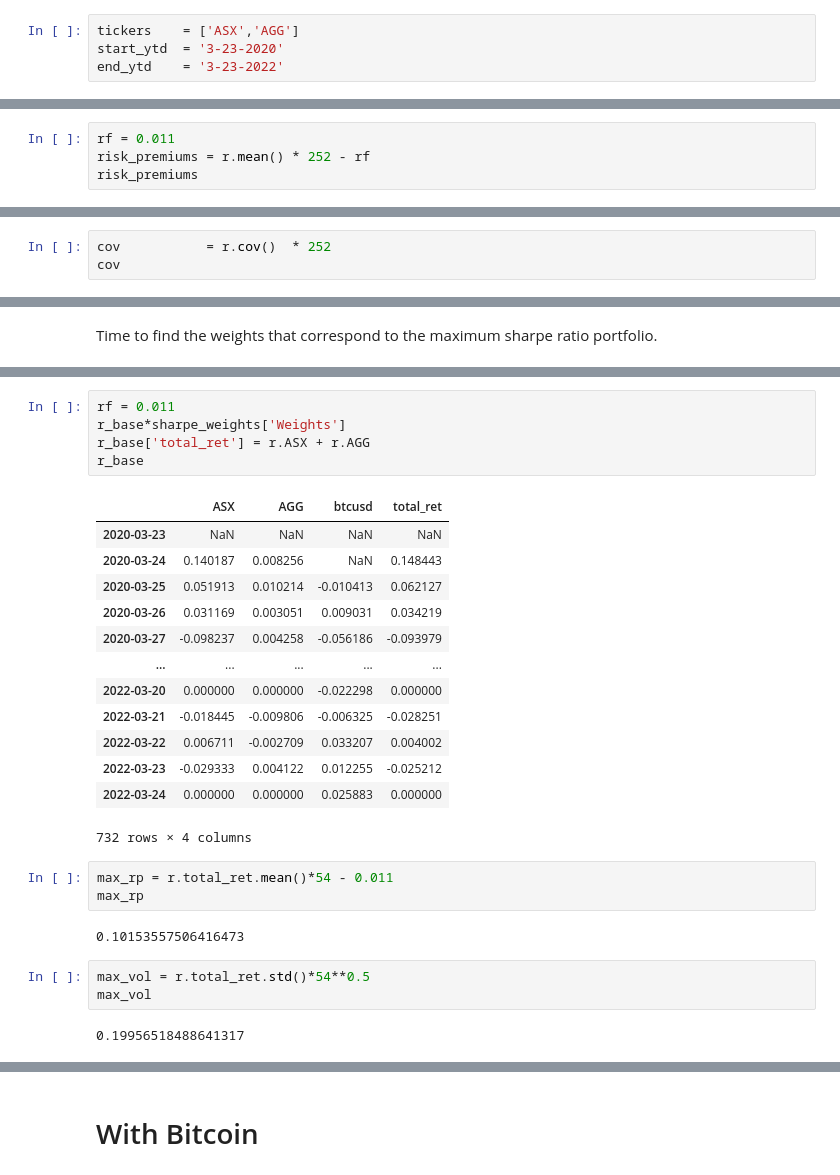
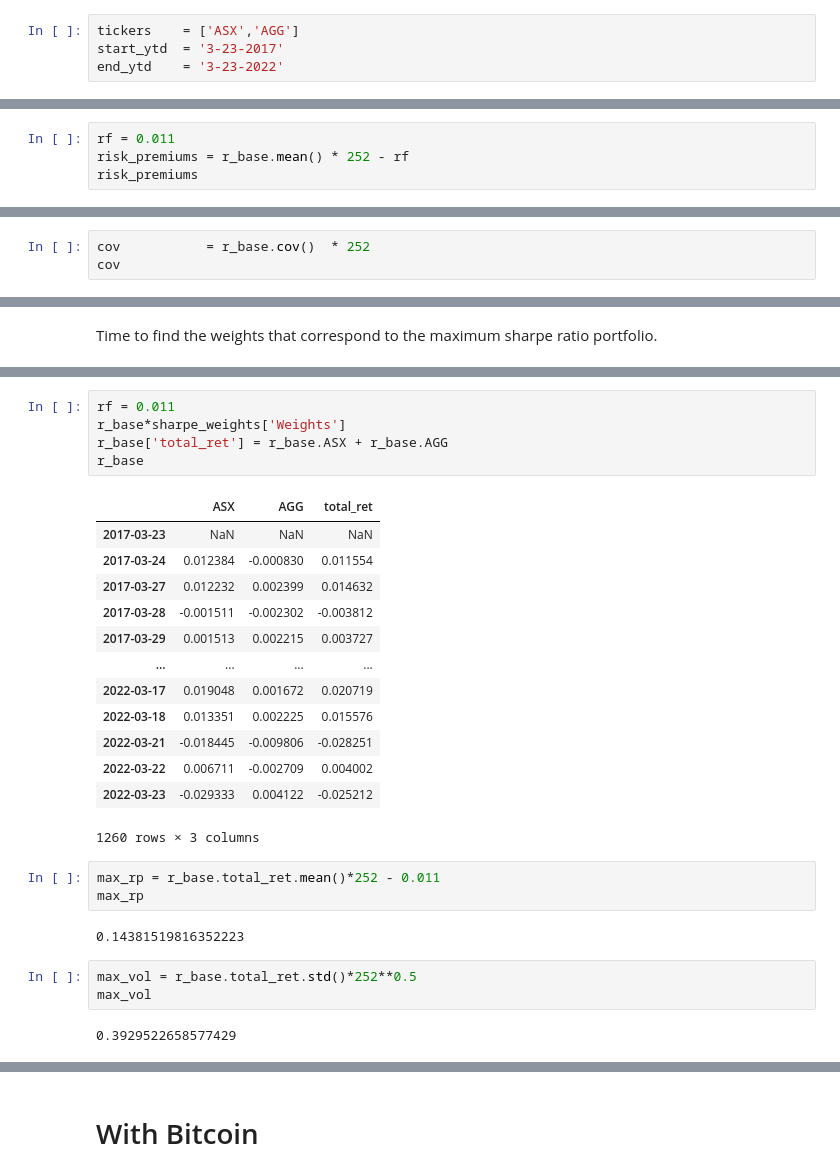
Before and after one commit to selenecullen17/Team_Doge, a Jupyter notebook: 5_yr_all_ports.ipynb, the cells around one changed output, grey strips where cells are left out. Drawn from its saved outputs; the diff is of its cells as text.

```diff
--- a/5_yr_all_ports.ipynb
+++ b/5_yr_all_ports.ipynb
@@ -17,7 +17,7 @@ plt.style.use('ggplot')                                # Make plots look nice.
 # Base Portfolio
 # %%
 tickers    = ['ASX','AGG']
-start_ytd  = '3-23-2020'
+start_ytd  = '3-23-2017'
 end_ytd    = '3-23-2022'
 # %% [markdown]
 Now let's look at the returns
@@ -35,6 +34,6 @@ btcusd    730
 dtype: int64
 # %%
 rf = 0.011
-risk_premiums = r.mean() * 252 - rf
+risk_premiums = r_base.mean() * 252 - rf
 risk_premiums
 # %% [output]
@@ -58,5 +57,5 @@ corr
 # %%
-cov           = r.cov()  * 252
+cov           = r_base.cov()  * 252
 cov
 # %% [output]
 |  | ASX | AGG |
@@ -150,32 +148,32 @@ sharpe_weights
 # %%
 rf = 0.011
 r_base*sharpe_weights['Weights']
-r_base['total_ret'] = r.ASX + r.AGG
+r_base['total_ret'] = r_base.ASX + r_base.AGG
 r_base
 # %% [output]
-|  | ASX | AGG | btcusd | total_ret |
-| 2020-03-23 | NaN | NaN | NaN | NaN |
-| 2020-03-24 | 0.140187 | 0.008256 | NaN | 0.148443 |
-| 2020-03-25 | 0.051913 | 0.010214 | -0.010413 | 0.062127 |
-| 2020-03-26 | 0.031169 | 0.003051 | 0.009031 | 0.034219 |
-| 2020-03-27 | -0.098237 | 0.004258 | -0.056186 | -0.093979 |
-| ... | ... | ... | ... | ... |
-| 2022-03-20 | 0.000000 | 0.000000 | -0.022298 | 0.000000 |
-| 2022-03-21 | -0.018445 | -0.009806 | -0.006325 | -0.028251 |
-| 2022-03-22 | 0.006711 | -0.002709 | 0.033207 | 0.004002 |
-| 2022-03-23 | -0.029333 | 0.004122 | 0.012255 | -0.025212 |
-| 2022-03-24 | 0.000000 | 0.000000 | 0.025883 | 0.000000 |
+|  | ASX | AGG | total_ret |
+| 2017-03-23 | NaN | NaN | NaN |
+| 2017-03-24 | 0.012384 | -0.000830 | 0.011554 |
+| 2017-03-27 | 0.012232 | 0.002399 | 0.014632 |
+| 2017-03-28 | -0.001511 | -0.002302 | -0.003812 |
+| 2017-03-29 | 0.001513 | 0.002215 | 0.003727 |
+| ... | ... | ... | ... |
+| 2022-03-17 | 0.019048 | 0.001672 | 0.020719 |
+| 2022-03-18 | 0.013351 | 0.002225 | 0.015576 |
+| 2022-03-21 | -0.018445 | -0.009806 | -0.028251 |
+| 2022-03-22 | 0.006711 | -0.002709 | 0.004002 |
+| 2022-03-23 | -0.029333 | 0.004122 | -0.025212 |
-732 rows × 4 columns
+1260 rows × 3 columns
 # %%
-max_rp = r.total_ret.mean()*54 - 0.011
+max_rp = r_base.total_ret.mean()*252 - 0.011
 max_rp
 # %% [output]
-0.10153557506416473
+0.14381519816352223
 # %%
-max_vol = r.total_ret.std()*54**0.5
+max_vol = r_base.total_ret.std()*252**0.5
 max_vol
 # %% [output]
-0.19956518488641317
+0.3929522658577429
 # %%
 max_sharpe = max_rp/max_vol
 max_sharpe
```
Also changed, not shown: parts of 42 cells of this notebook, 4 other files.
